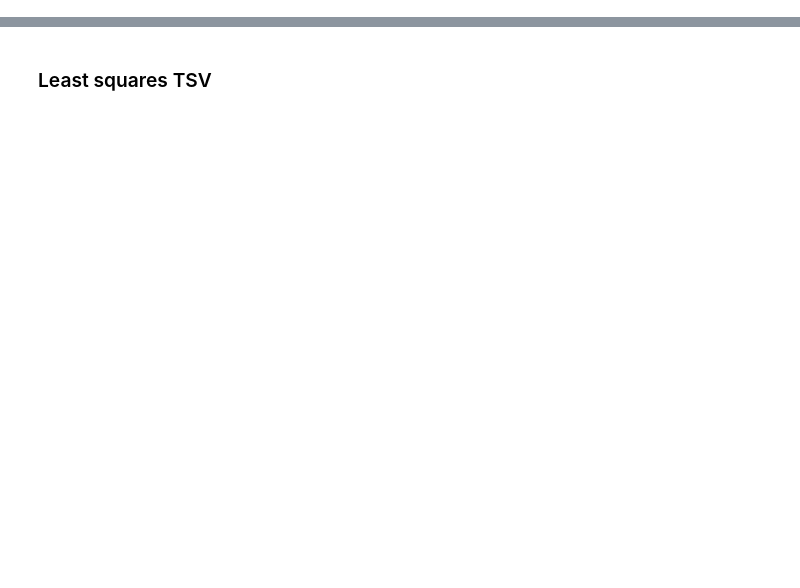
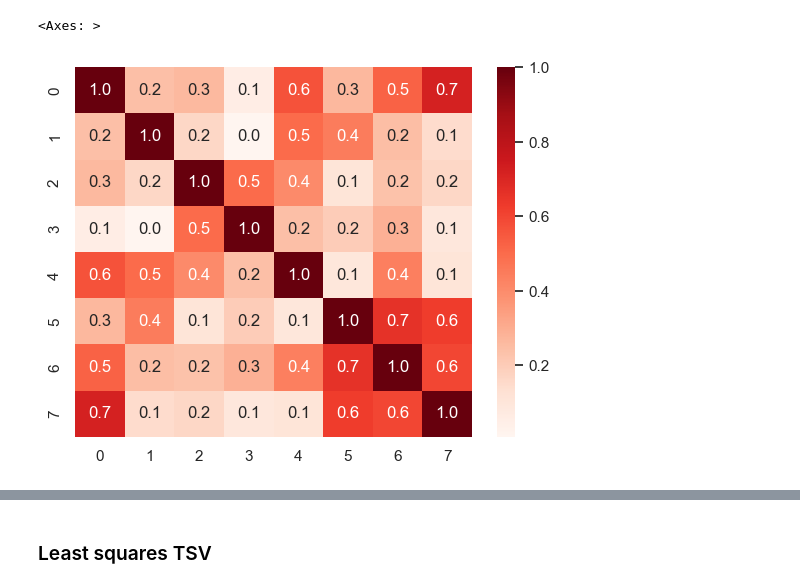
Before and after one commit to AntoAndGar/task_singular_vectors, a Jupyter notebook: scratch.ipynb, the cells around one changed output, grey strips where cells are left out. Saved outputs shown, nothing was run; the diff lists cells and outputs as text; code cells hidden in the pictures; blank space fills up the shorter version.

```diff
--- a/scratch.ipynb
+++ b/scratch.ipynb
@@ -0,0 +154,17 @@
+# %%
+# Compute the proper cosine similarity matrix between all pairs of task vectors
+tvs_norm = tvs / tvs.norm(dim=1, keepdim=True)  # (n_tasks, D)
+cosim = tvs_norm @ tvs_norm.T  # (n_tasks, n_tasks)
+cosim = cosim.abs()
+
+# Use a perceptually uniform palette for the heatmap (cmap="viridis" or "mako")
+sns.heatmap(
+    cosim.cpu().numpy(),
+    fmt=".1f",
+    cbar=True,
+    cmap="Reds",    # Try 'mako', 'viridis', or 'rocket' for a better palette
+    annot=True      # Optional: show values
+)
+# %% [output]
+<Axes: >
+[figure, added]
```
Also changed, not shown: parts of 30 cells of this notebook, 4 other files.
